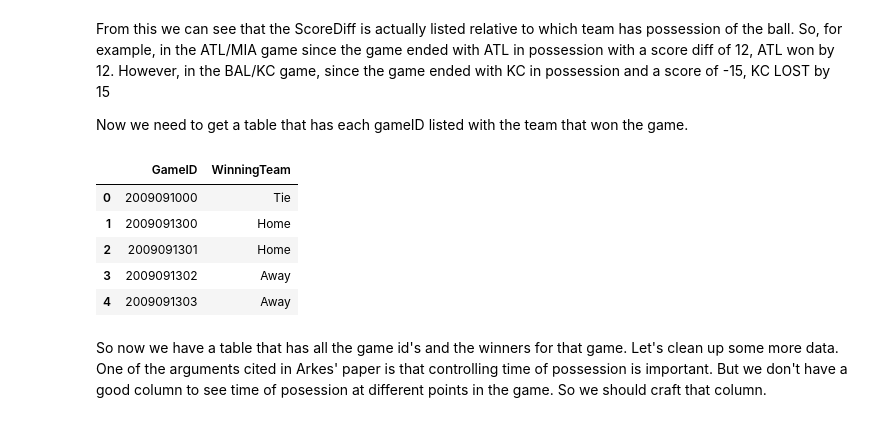
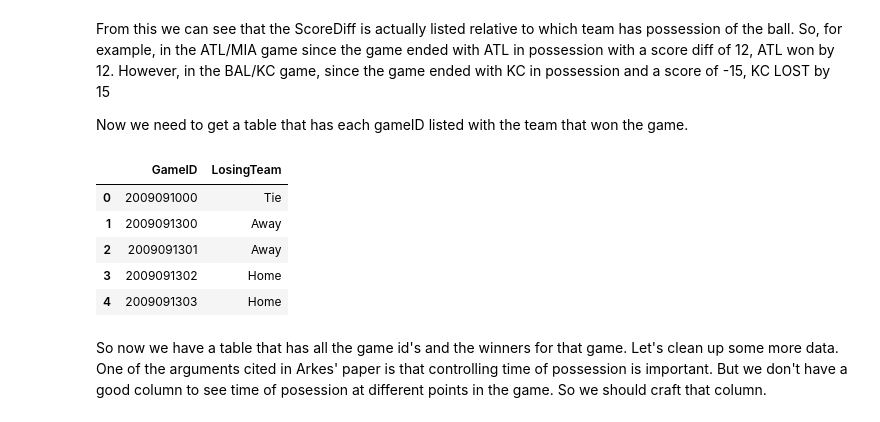
Before and after one commit to Mitchel-Smith/ITCS6162, a Jupyter notebook: NFL2016Analysis.ipynb, the cells around one changed output. Drawn from its saved outputs; the diff is of its cells as text; code cells hidden in the pictures.

```diff
--- a/NFL2016Analysis.ipynb
+++ b/NFL2016Analysis.ipynb
@@ -148,32 +148,40 @@ From this we can see that the ScoreDiff is actually listed relative to which tea
 Now we need to get a table that has each gameID listed with the team that won the game.
 # %%
 NFLWinners = df["GameID"].copy().to_frame()
+NFLLosers = df["GameID"].copy().to_frame()
 winnersList = []
+losersList = []
 homeTeam = df["HomeTeam"]
 posTeam = df["posteam"]
 scoreDiff = df["ScoreDiff"]
 for i in range(len(df["ScoreDiff"])):
     if scoreDiff[i] == 0:
         winnersList.append("Tie")
+        losersList.append("Tie")
     elif scoreDiff[i] < 0:
         if homeTeam[i] == posTeam[i]:
             winnersList.append("Away")
+            losersList.append("Home")
         else:
             winnersList.append("Home")
+            losersList.append("Away")
     elif scoreDiff[i] > 0:
         if homeTeam[i] == posTeam[i]:
             winnersList.append("Home")
+            losersList.append("Away")
         else:
             winnersList.append("Away")
+            losersList.append("Home")
 NFLWinners.insert(1, "WinningTeam", winnersList, True)
-NFLWinners.head()
+NFLLosers.insert(1,"LosingTeam", losersList, False)
+NFLLosers.head()
 # %% [output]
-|  | GameID | WinningTeam |
+|  | GameID | LosingTeam |
 | 0 | 2009091000 | Tie |
-| 1 | 2009091300 | Home |
-| 2 | 2009091301 | Home |
-| 3 | 2009091302 | Away |
-| 4 | 2009091303 | Away |
+| 1 | 2009091300 | Away |
+| 2 | 2009091301 | Away |
+| 3 | 2009091302 | Home |
+| 4 | 2009091303 | Home |
 # %% [markdown]
 So now we have a table that has all the game id's and the winners for that game. Let's clean up some more data. One of the arguments cited in Arkes' paper is that controlling time of possession is important. But we don't have a good column to see time of posession at different points in the game. So we should craft that column.
 # %%
```
Also changed, not shown: parts of 12 cells of this notebook.
